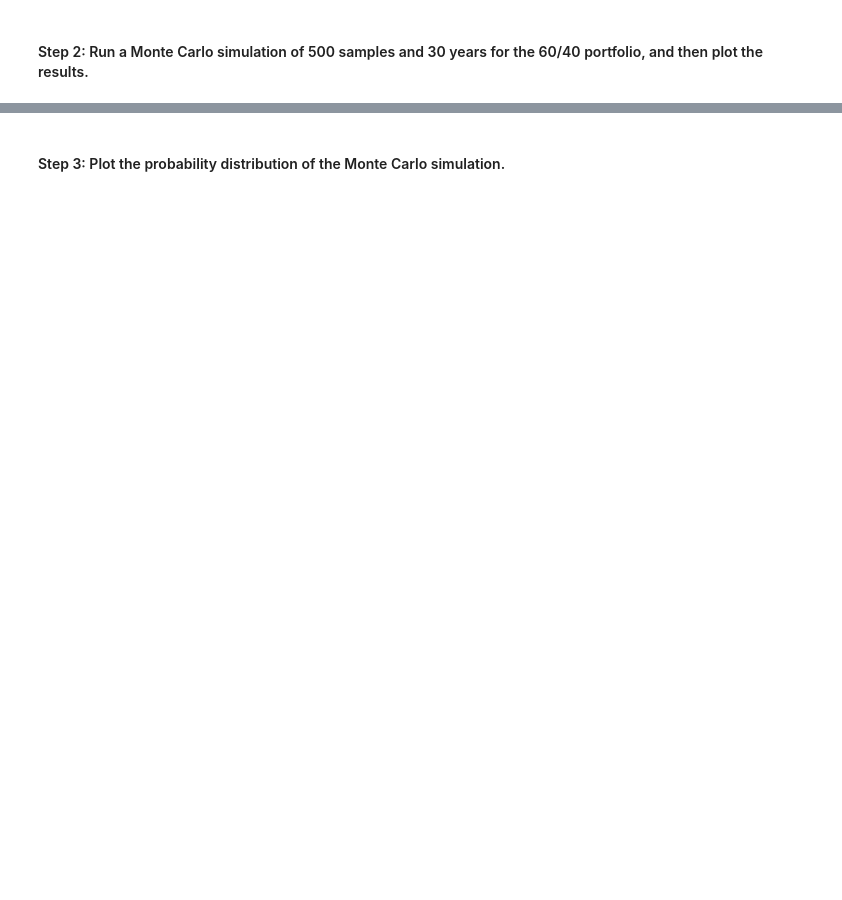
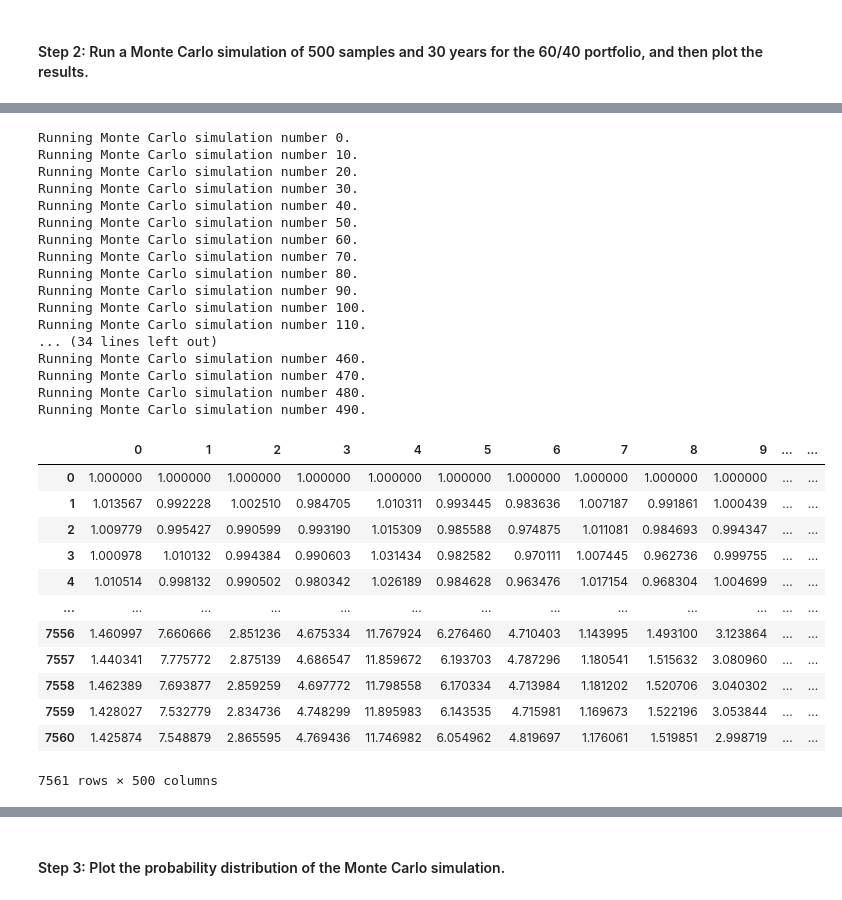
Before and after one commit to jeffreycrabill/challenge5, a Jupyter notebook: financial_planning_tools.ipynb, the cells around one changed output, grey strips where cells are left out. Cells and saved outputs as stored; diff of their text form; code cells hidden in the pictures; blank space fills up the shorter version.

Commit message:
calc MC

```diff
--- a/financial_planning_tools.ipynb
+++ b/financial_planning_tools.ipynb
@@ -425,6 +505,37 @@ In this section, you’ll use the MCForecastTools library to create a Monte Carl
 # %%
 # Run the Monte Carlo simulation to forecast 30 years cumulative returns
-# YOUR CODE HERE
+MC_stock_weight.calc_cumulative_return()
+# %% [output]
+Running Monte Carlo simulation number 0.
+Running Monte Carlo simulation number 10.
+Running Monte Carlo simulation number 20.
+Running Monte Carlo simulation number 30.
+Running Monte Carlo simulation number 40.
+Running Monte Carlo simulation number 50.
+Running Monte Carlo simulation number 60.
+Running Monte Carlo simulation number 70.
+Running Monte Carlo simulation number 80.
+Running Monte Carlo simulation number 90.
+Running Monte Carlo simulation number 100.
+Running Monte Carlo simulation number 110.
+... (34 lines left out)
+Running Monte Carlo simulation number 460.
+Running Monte Carlo simulation number 470.
+Running Monte Carlo simulation number 480.
+Running Monte Carlo simulation number 490.
+|  | 0 | 1 | 2 | 3 | 4 | 5 | 6 | 7 | 8 | 9 | ... | ... |
+| 0 | 1.000000 | 1.000000 | 1.000000 | 1.000000 | 1.000000 | 1.000000 | 1.000000 | 1.000000 | 1.000000 | 1.000000 | ... | ... |
+| 1 | 1.013567 | 0.992228 | 1.002510 | 0.984705 | 1.010311 | 0.993445 | 0.983636 | 1.007187 | 0.991861 | 1.000439 | ... | ... |
+| 2 | 1.009779 | 0.995427 | 0.990599 | 0.993190 | 1.015309 | 0.985588 | 0.974875 | 1.011081 | 0.984693 | 0.994347 | ... | ... |
+| 3 | 1.000978 | 1.010132 | 0.994384 | 0.990603 | 1.031434 | 0.982582 | 0.970111 | 1.007445 | 0.962736 | 0.999755 | ... | ... |
+| 4 | 1.010514 | 0.998132 | 0.990502 | 0.980342 | 1.026189 | 0.984628 | 0.963476 | 1.017154 | 0.968304 | 1.004699 | ... | ... |
+| ... | ... | ... | ... | ... | ... | ... | ... | ... | ... | ... | ... | ... |
+| 7556 | 1.460997 | 7.660666 | 2.851236 | 4.675334 | 11.767924 | 6.276460 | 4.710403 | 1.143995 | 1.493100 | 3.123864 | ... | ... |
+| 7557 | 1.440341 | 7.775772 | 2.875139 | 4.686547 | 11.859672 | 6.193703 | 4.787296 | 1.180541 | 1.515632 | 3.080960 | ... | ... |
+| 7558 | 1.462389 | 7.693877 | 2.859259 | 4.697772 | 11.798558 | 6.170334 | 4.713984 | 1.181202 | 1.520706 | 3.040302 | ... | ... |
+| 7559 | 1.428027 | 7.532779 | 2.834736 | 4.748299 | 11.895983 | 6.143535 | 4.715981 | 1.169673 | 1.522196 | 3.053844 | ... | ... |
+| 7560 | 1.425874 | 7.548879 | 2.865595 | 4.769436 | 11.746982 | 6.054962 | 4.819697 | 1.176061 | 1.519851 | 2.998719 | ... | ... |
+7561 rows × 500 columns
 # %%
 # Visualize the 30-year Monte Carlo simulation by creating an
 # overlay line plot
```
Also changed, not shown: parts of 31 cells of this notebook.
